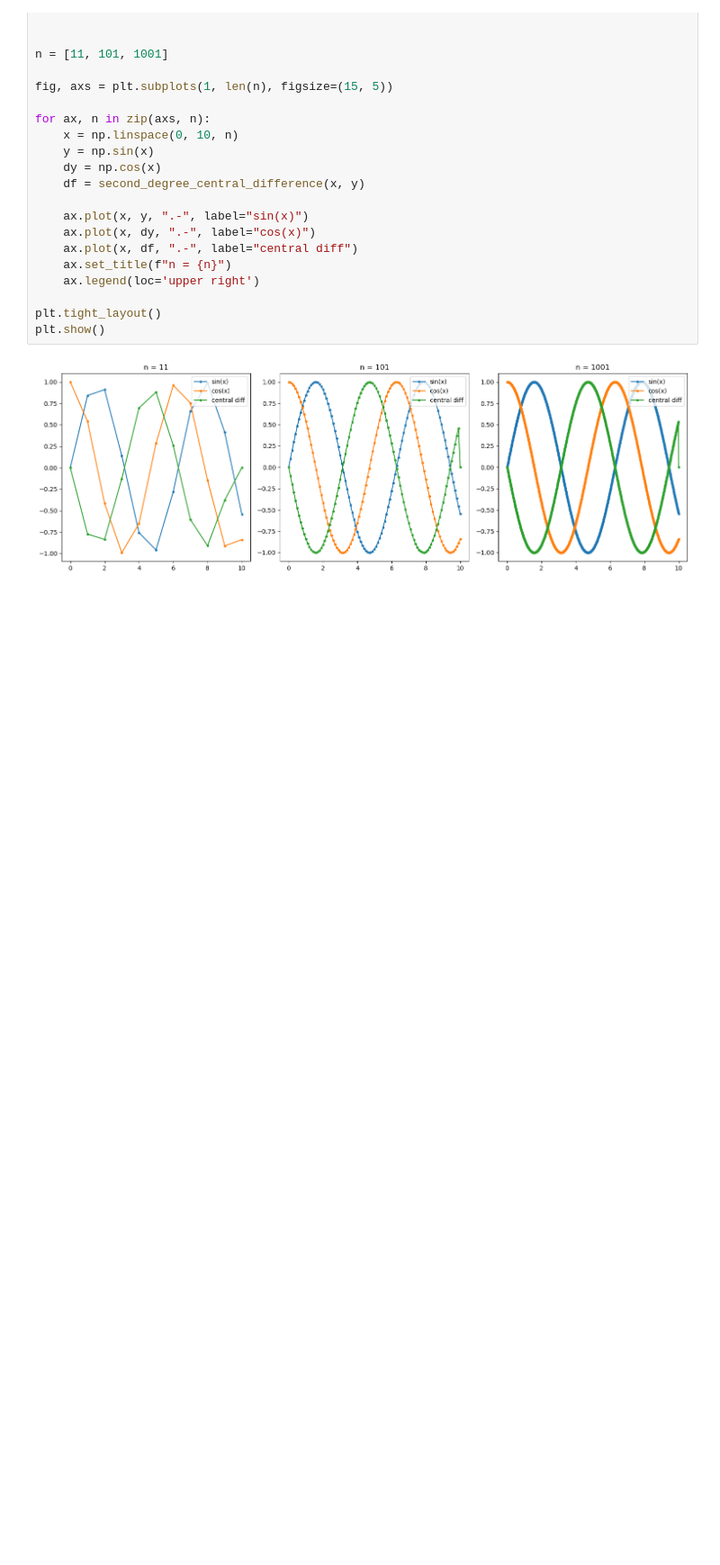
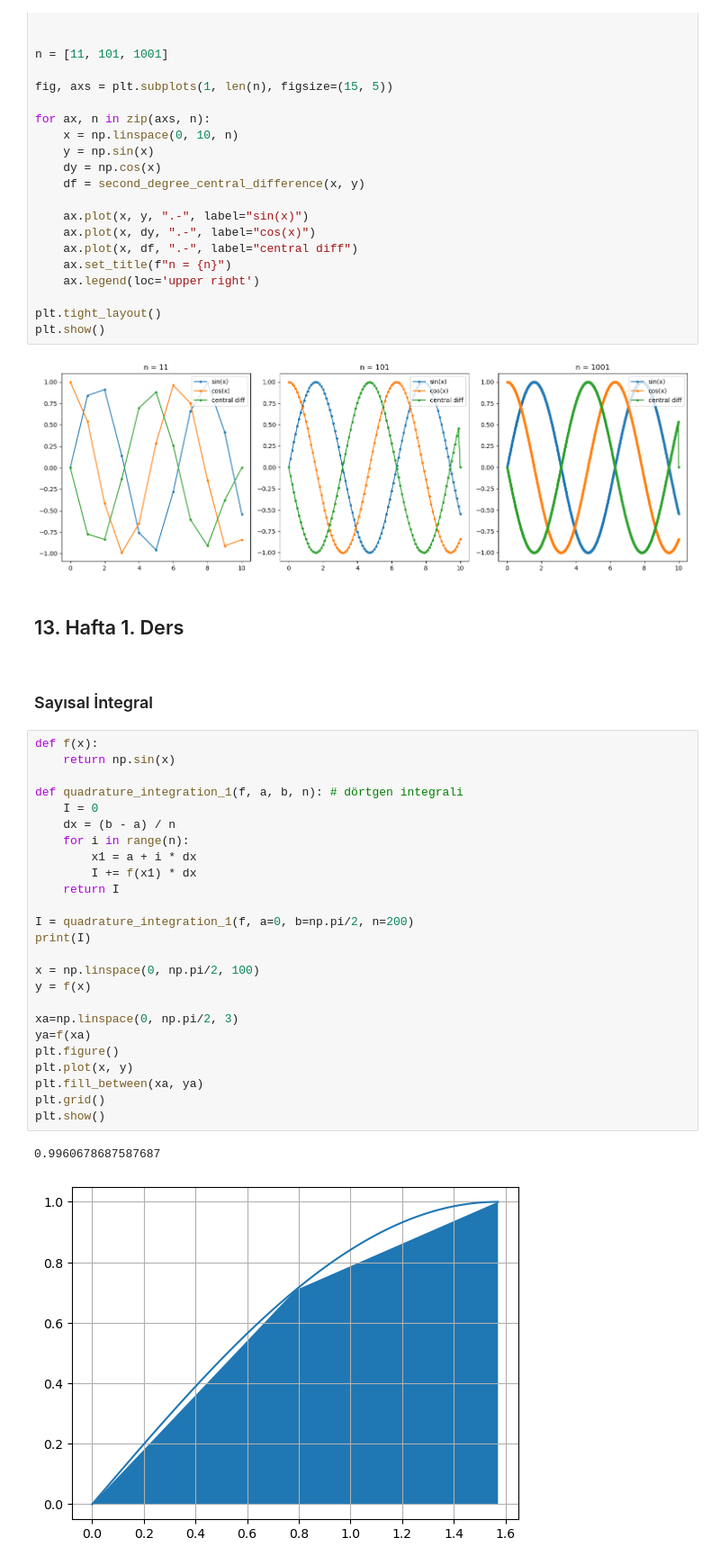
Before and after one commit to ZiyaKolcu/Sayisal-Cozumleme-Jupyter-Notebook, a Jupyter notebook: sayisal_cozumleme.ipynb, the cells around one changed output. Shown at 90% size. Drawn from its saved outputs; the diff is of its cells as text; blank space fills up the shorter version.

Commit message:
added 13. hafta 1. ders

```diff
--- a/sayisal_cozumleme.ipynb
+++ b/sayisal_cozumleme.ipynb
@@ -2145,3 +2148,37 @@ plt.tight_layout()
 plt.show()
 # %% [output]
 [figure]
+# %% [markdown]
+<div id="13.1">
+<h2>13. Hafta 1. Ders</h2>
+</div>
+# %% [markdown]
+### Sayısal İntegral
+# %%
+def f(x):
+    return np.sin(x)
+
+def quadrature_integration_1(f, a, b, n): # dörtgen integrali
+    I = 0
+    dx = (b - a) / n
+    for i in range(n):
+        x1 = a + i * dx
+        I += f(x1) * dx
+    return I
+
+I = quadrature_integration_1(f, a=0, b=np.pi/2, n=200)
+print(I)
+
+x = np.linspace(0, np.pi/2, 100)
+y = f(x)
+
+xa=np.linspace(0, np.pi/2, 3)
+ya=f(xa)
+plt.figure()
+plt.plot(x, y)
+plt.fill_between(xa, ya)
+plt.grid()
+plt.show()
+# %% [output]
+0.9960678687587687
+[figure, added]
```
Also changed, not shown: parts of 5 cells of this notebook.
